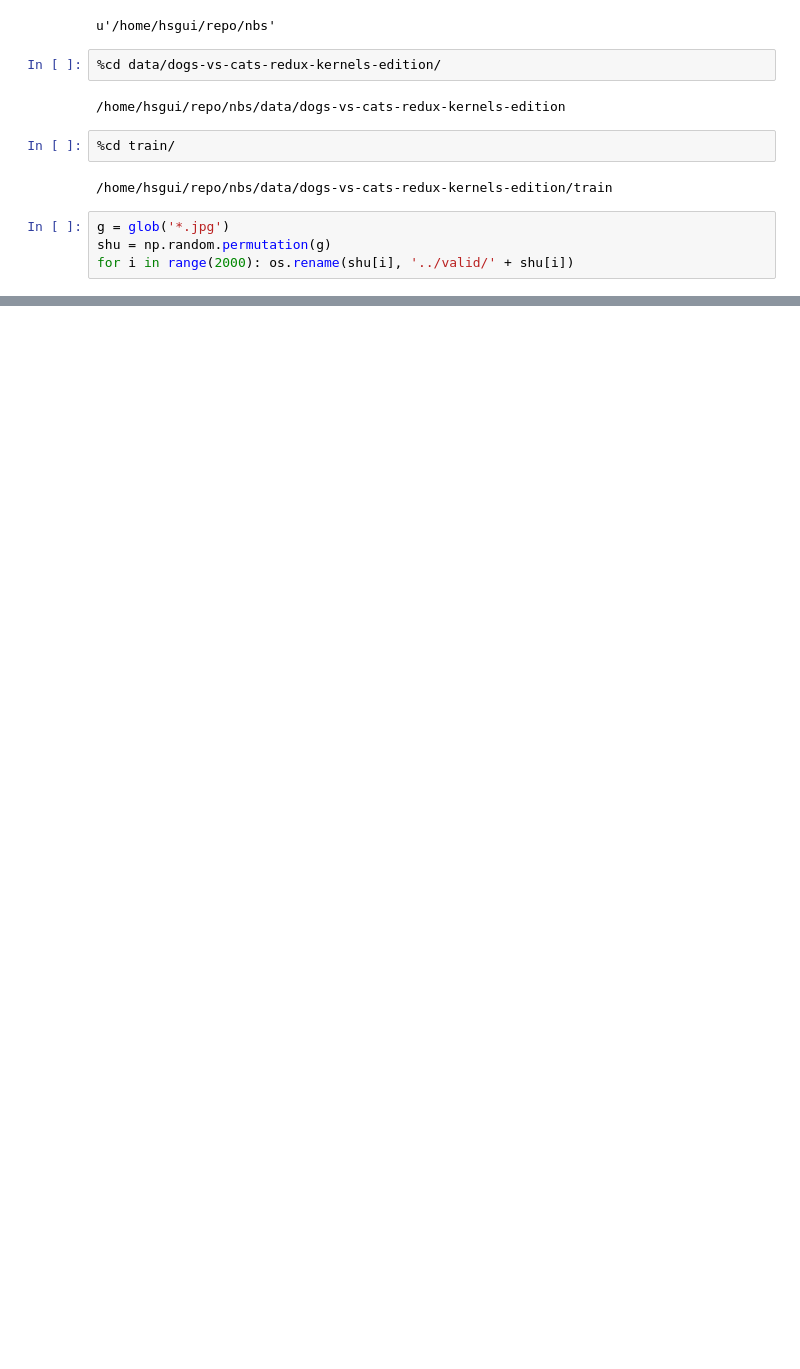
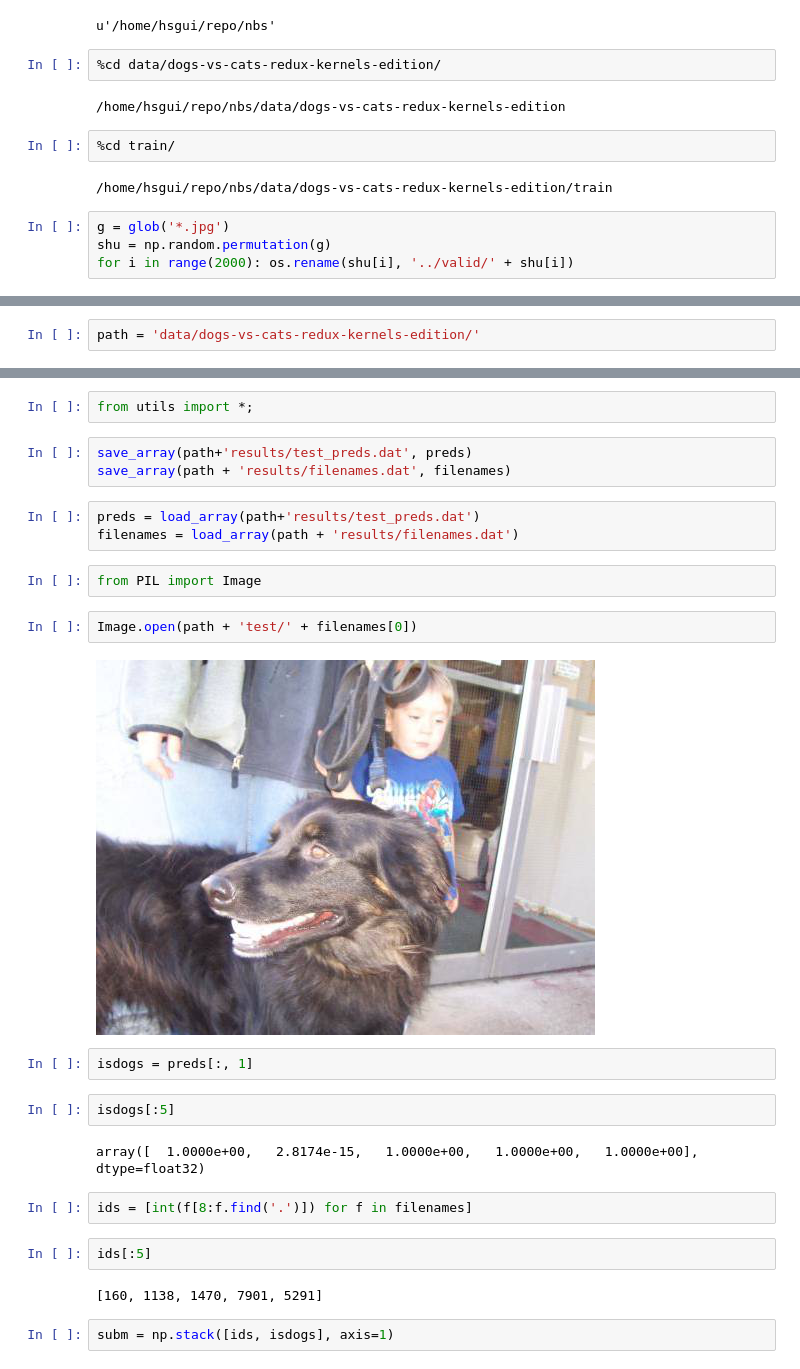
Before and after one commit to hsgui/deeplearning-projects, a Jupyter notebook: redux.ipynb, the cells around one changed output, grey strips where cells are left out. Drawn from its saved outputs; the diff is of its cells as text; blank space fills up the shorter version.

```diff
--- a/redux.ipynb
+++ b/redux.ipynb
@@ -28,0 +84,2 @@ for i in range(2000): os.rename(shu[i], '../valid/' + shu[i])
+# %%
+path = 'data/dogs-vs-cats-redux-kernels-edition/'
@@ -28,0 +126,28 @@ for i in range(2000): os.rename(shu[i], '../valid/' + shu[i])
+# %%
+from utils import *;
+# %%
+save_array(path+'results/test_preds.dat', preds)
+save_array(path + 'results/filenames.dat', filenames)
+# %%
+preds = load_array(path+'results/test_preds.dat')
+filenames = load_array(path + 'results/filenames.dat')
+# %%
+from PIL import Image
+# %%
+Image.open(path + 'test/' + filenames[0])
+# %% [output]
+[figure, added]
+# %%
+isdogs = preds[:, 1]
+# %%
+isdogs[:5]
+# %% [output]
+array([  1.0000e+00,   2.8174e-15,   1.0000e+00,   1.0000e+00,   1.0000e+00], dtype=float32)
+# %%
+ids = [int(f[8:f.find('.')]) for f in filenames]
+# %%
+ids[:5]
+# %% [output]
+[160, 1138, 1470, 7901, 5291]
+# %%
+subm = np.stack([ids, isdogs], axis=1)
```
Also changed, not shown: parts of 27 cells of this notebook.
